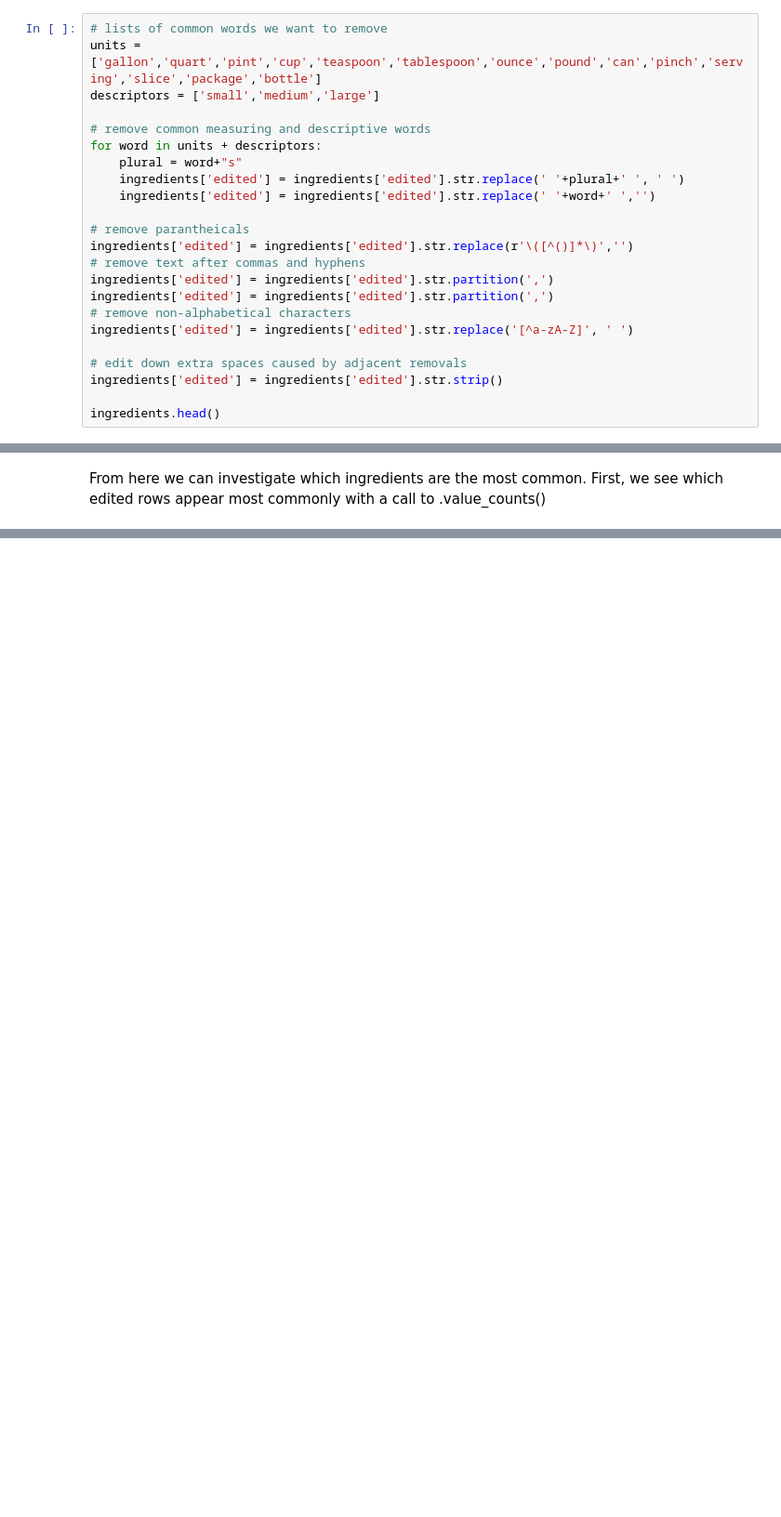
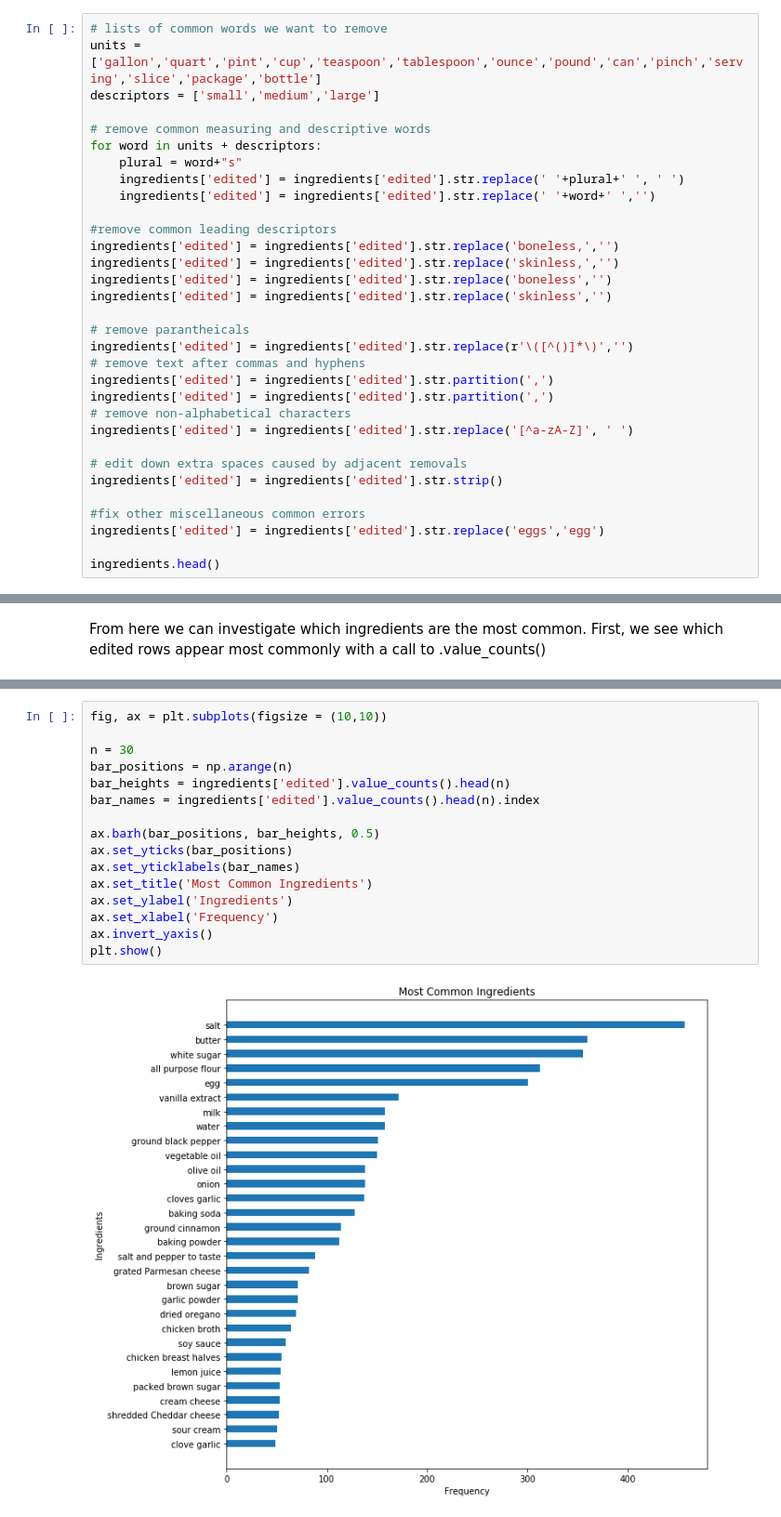
Before and after one commit to ryanjcarroll/Recipes-Data-Analysis, a Jupyter notebook: Recipe Data Project.ipynb, the cells around one changed output, grey strips where cells are left out. Shown at 93% size. Saved outputs shown, nothing was run; the diff lists cells and outputs as text; blank space fills up the shorter version.

Commit message:
Ingredient Analysis
refined the primary analysis and added bar chart, deleted the secondary analysis

```diff
--- a/Recipe Data Project.ipynb
+++ b/Recipe Data Project.ipynb
@@ -231,6 +232,12 @@ for word in units + descriptors:
     plural = word+"s"
     ingredients['edited'] = ingredients['edited'].str.replace(' '+plural+' ', ' ')
     ingredients['edited'] = ingredients['edited'].str.replace(' '+word+' ','')
+
+#remove common leading descriptors
+ingredients['edited'] = ingredients['edited'].str.replace('boneless,','')
+ingredients['edited'] = ingredients['edited'].str.replace('skinless,','')
+ingredients['edited'] = ingredients['edited'].str.replace('boneless','')
+ingredients['edited'] = ingredients['edited'].str.replace('skinless','')
 
 # remove parantheicals
 ingredients['edited'] = ingredients['edited'].str.replace(r'\([^()]*\)','')
@@ -243,6 +250,9 @@ ingredients['edited'] = ingredients['edited'].str.replace('[^a-zA-Z]', ' ')
 # edit down extra spaces caused by adjacent removals
 ingredients['edited'] = ingredients['edited'].str.strip()
 
+#fix other miscellaneous common errors
+ingredients['edited'] = ingredients['edited'].str.replace('eggs','egg')
+
 ingredients.head()
 # %% [output]
 |  | ingredients | edited |
@@ -306,0 +266,18 @@ Name: words, dtype: int64
+# %%
+fig, ax = plt.subplots(figsize = (10,10))
+
+n = 30
+bar_positions = np.arange(n)
+bar_heights = ingredients['edited'].value_counts().head(n)
+bar_names = ingredients['edited'].value_counts().head(n).index
+
+ax.barh(bar_positions, bar_heights, 0.5)
+ax.set_yticks(bar_positions)
+ax.set_yticklabels(bar_names)
+ax.set_title('Most Common Ingredients')
+ax.set_ylabel('Ingredients')
+ax.set_xlabel('Frequency')
+ax.invert_yaxis()
+plt.show()
+# %% [output]
+[figure, added]
```
Also changed, not shown: parts of 5 cells of this notebook.
